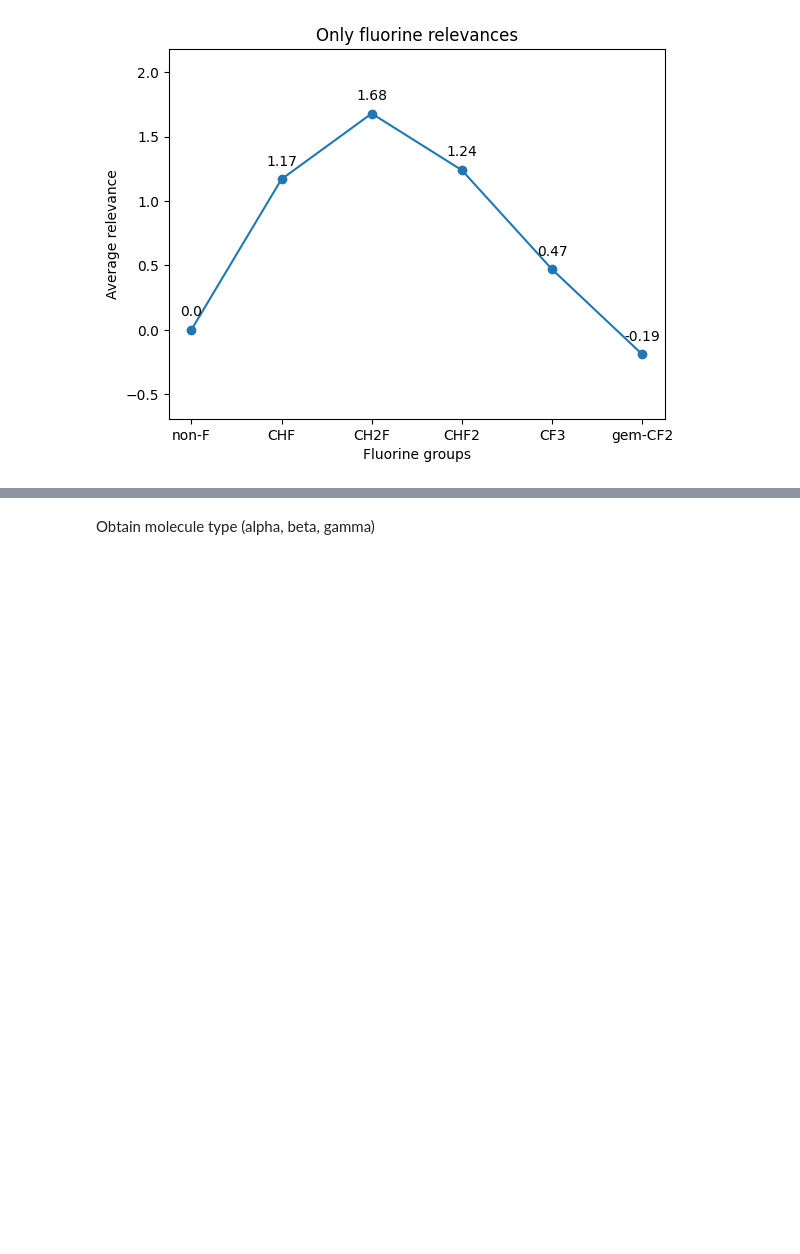
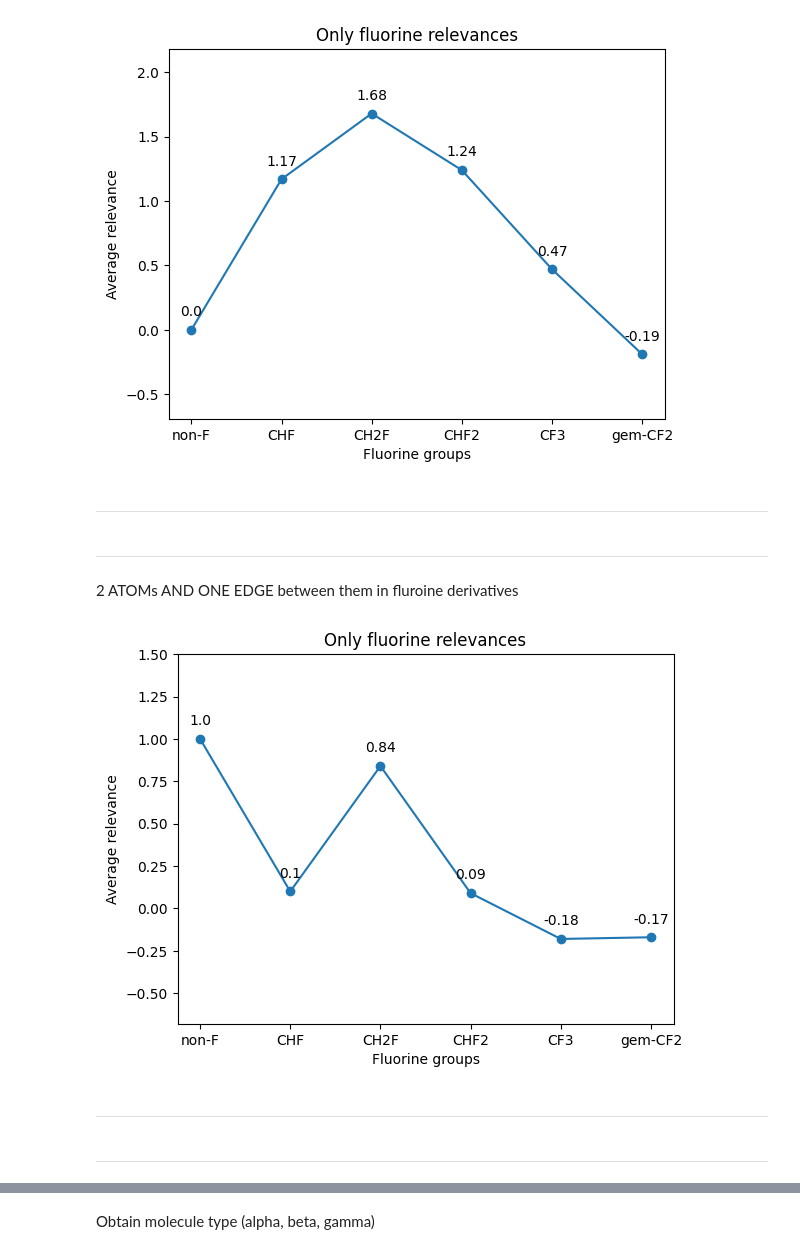
Before and after one commit to blackthorn-ai/XAI_Chem, a Jupyter notebook: ml_part/lrp/pKa/notebooks/relevance_per_derivatives_for_secondary_amines.ipynb, the cells around one changed output, grey strips where cells are left out. Drawn from its saved outputs; the diff is of its cells as text; code cells hidden in the pictures; blank space fills up the shorter version.

```diff
--- a/ml_part/lrp/pKa/notebooks/relevance_per_derivatives_for_secondary_amines.ipynb
+++ b/ml_part/lrp/pKa/notebooks/relevance_per_derivatives_for_secondary_amines.ipynb
@@ -162,3 +164,47 @@ plt.ylim(min(values) - 0.5, max(values) + 0.5)
 plt.show()
 # %% [output]
 [figure]
+# %% [markdown]
+------
+# %% [markdown]
+------
+# %% [markdown]
+2 ATOMs AND ONE EDGE between them in fluroine derivatives
+# %%
+fluorine_groups = ['non-F', 'CHF', 'CH2F', 'CHF2', 'CF3', 'gem-CF2']
+fluorine_groups_relevance = {group: 0 for group in fluorine_groups}
+fluorine_groups_amount = {group: 0 for group in fluorine_groups}
+
+for SMILES, relevance in molecules_2_atoms_and_edge_to_fluor_relevance.items():
+    f_group = SMILES_to_fgroup[SMILES]
+
+    fluorine_groups_amount[f_group] += 1
+    fluorine_groups_relevance[f_group] += relevance
+
+fluorine_groups_relevance_average = {}
+for fluorine_group in fluorine_groups_relevance.keys():
+    fluorine_groups_relevance_average[fluorine_group] = \
+        round(fluorine_groups_relevance[fluorine_group] / fluorine_groups_amount[fluorine_group], 2)
+# %%
+import matplotlib.pyplot as plt
+
+groups = list(fluorine_groups_relevance_average.keys())
+values = list(fluorine_groups_relevance_average.values())
+
+plt.plot(groups, values, marker='o', linestyle='-')
+
+for i in range(len(groups)):
+    plt.annotate(str(values[i]), (groups[i], values[i]), xytext=(0, 10), textcoords='offset points', ha='center')
+
+plt.xlabel('Fluorine groups')
+plt.ylabel('Average relevance')
+plt.title('Only fluorine relevances')
+
+plt.ylim(min(values) - 0.5, max(values) + 0.5)
+plt.show()
+# %% [output]
+[figure, added]
+# %% [markdown]
+------
+# %% [markdown]
+------
```
Also changed, not shown: parts of 27 cells of this notebook, 7 other files.
